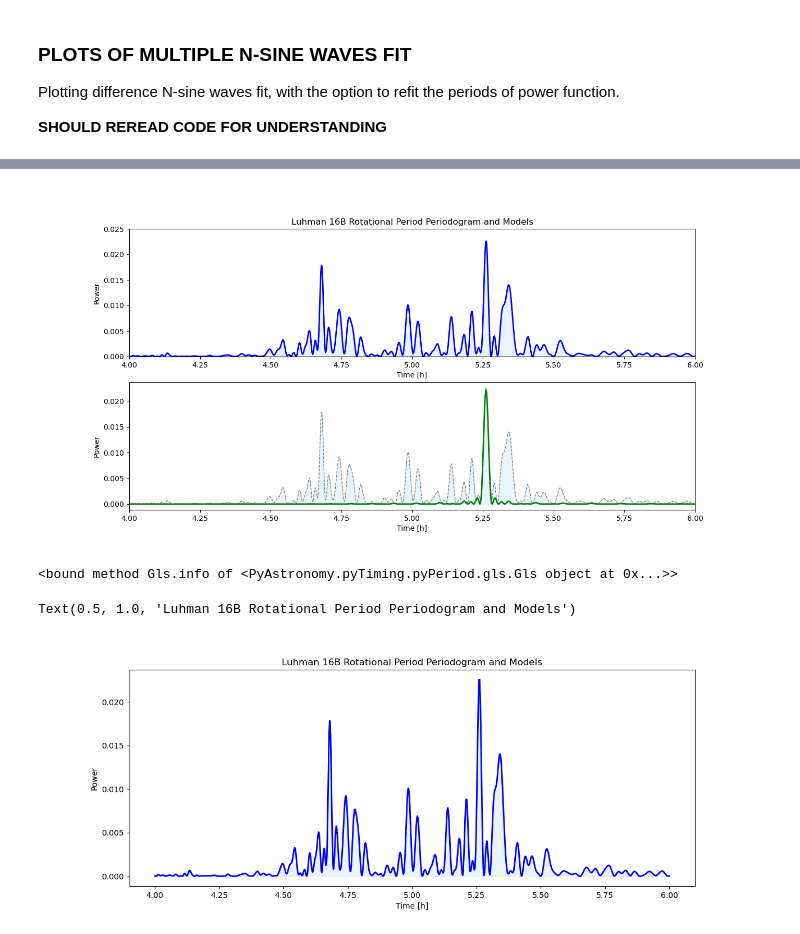
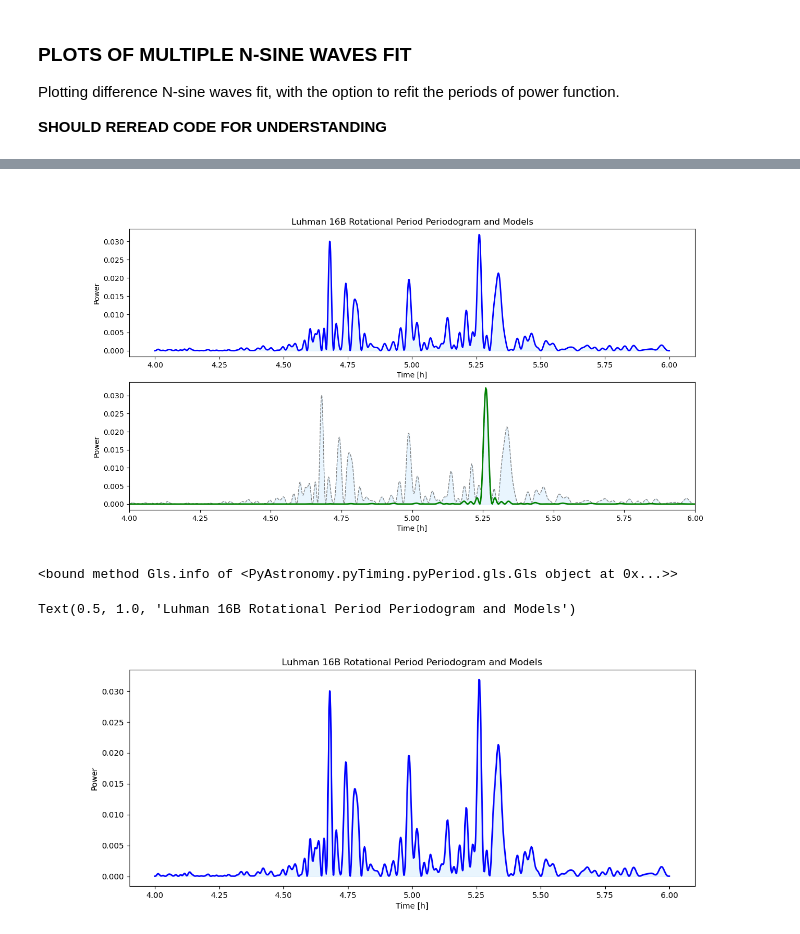
Before and after one commit to fudanguyen/aroma, a Jupyter notebook: AROMA_An_Exo_Rot_Mapping/notebooks/periodSineFit.ipynb, the cells around one changed output, grey strips where cells are left out. Drawn from its saved outputs; the diff is of its cells as text; code cells hidden in the pictures.

Commit message:
update 2 data cleaning and periodSineFit

```diff
--- a/AROMA_An_Exo_Rot_Mapping/notebooks/periodSineFit.ipynb
+++ b/AROMA_An_Exo_Rot_Mapping/notebooks/periodSineFit.ipynb
@@ -6,9 +6,10 @@ from AROMA.config import *
 import pandas as pd
 %matplotlib widget
 data = pd.read_csv(data_path, header=0, delimiter='\t')
+data['EFLUX'] = 0.00474
 time=data.TIME*24
-lc  =data.PSF_FLUX_COR
-elc =data.SKY_LOCAL
+lc  =data.PSF_FLUX_NORM
+elc =data.EFLUX
 fit_dir = '/Users/fuda/Documents/GitHub/aroma/AROMA_An_Exo_Rot_Mapping/notebooks/periodSineFit_metadata/'
 
 def find_nearest(array, value):
@@ -162,8 +175,8 @@ Re-fit models? 0
 # %%
 #==========================================
 #PLOTTING
-xlim=[4.0,6.0]
-ylim=[0,0.025]
+# xlim=[4.0,6.0]
+# ylim=[0,0.025]
 fig = plt.figure(figsize=(14,7))
 matplotlib.rcParams.update({'font.size': 10})
 
@@ -172,37 +185,37 @@ plt.text(4.05,0.15,'Data: Luhman 16B Rotational Period Peak ',horizontalalignmen
 plt.plot(hpp, pw, '-', linewidth=2,color='blue')
 plt.fill_between(hpp, pw, interpolate=True, color='xkcd:light blue',alpha=0.2)
 plt.xlabel('Time [h]')
 plt.ylabel('Power')
 plt.title('Luhman 16B Rotational Period Periodogram and Models')
-plt.xlim(xlim)
-plt.ylim(ylim)
+# plt.xlim(xlim)
+# plt.ylim(ylim)
 
 plt.subplot(2,1,2)
 #print('Shift for single sine wave fit:',int(round(refindex+params_singlesine[1])))
 peak1=hpp[refindex+int(round(params_singlesine[1]))]
 plt.text(4.05,0.15,'Model: Single sine wave',horizontalalignment='left',fontsize=15,color='green')
 plt.text(4.05,0.10,'Period: {pk1:.2f} hr.'.format(pk1=peak1),horizontalalignment='left',fontsize=12,color='green')
 plt.plot(hpp, pw, '--', linewidth=1,color='gray')
 plt.fill_between(hpp, pw, interpolate=True, color='xkcd:light blue',alpha=0.2)
 plt.plot(hpp,fittedmodel_single, '-', linewidth=2,color='green')
 plt.xlabel('Time [h]')
 plt.ylabel('Power')
 plt.xlim(xlim)
 periodmax=6.
-periodmin=4.
+periodmin=2.
 frequen = np.linspace(1/periodmax,1/periodmin,1000)
 
 # Compute the GLS periodogram with default options.
 # Choose Zechmeister-Kuerster normalization explicitly
 clp = pyPeriod.Gls((time,lc,elc), norm="ZK", freq=frequen,ofac=10)
 
 # Calculate the Periodogram for the Window Function
 #wlp = pyPeriod.Gls((wtime,window), norm="ZK", freq=frequen,ofac=10)
 #clp.info
 
 sinelp=pyPeriod.Gls((time,sinelc), norm="ZK", freq=frequen,ofac=10)
 # %% [output]
-[figure, old version]
+[figure, new version]
 # %%
 ## TEST 2
 periodmax=6.
@@ -229,4 +242,4 @@ plt.title('Luhman 16B Rotational Period Periodogram and Models')
 # %% [output]
 <bound method Gls.info of <PyAstronomy.pyTiming.pyPeriod.gls.Gls object at 0x...>>
 Text(0.5, 1.0, 'Luhman 16B Rotational Period Periodogram and Models')
-[figure, old version]
+[figure, new version]
```
Also changed, not shown: parts of 2 cells of this notebook, 2 other files.
